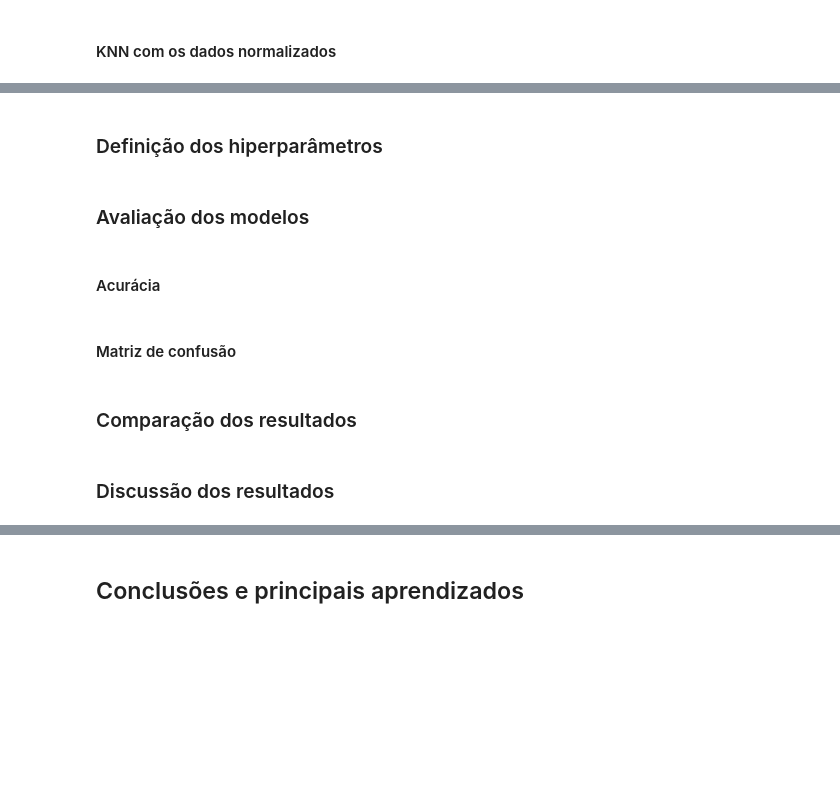
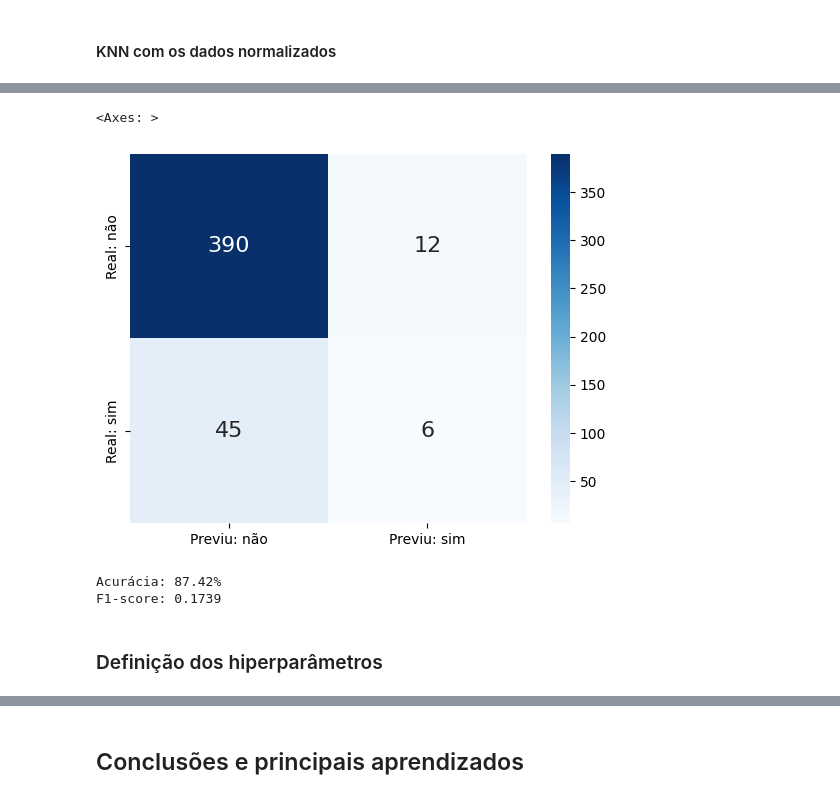
Before and after one commit to buruna087/Cubo-Gelatinoso-, a Jupyter notebook: Cubo_gelatinoso.ipynb, the cells around one changed output, grey strips where cells are left out. Cells and saved outputs as stored; diff of their text form; code cells hidden in the pictures; blank space fills up the shorter version.

```diff
--- a/Cubo_gelatinoso.ipynb
+++ b/Cubo_gelatinoso.ipynb
@@ -246,12 +288,26 @@ Terminar o analisando a acurácia e a matriz de confisão para cada resultados e
+# %%
+ordem_labels = ["no", "yes"]
+
+y_verdadeiro_norm = Y_teste
+y_previsao_norm = modelo_norm.predict(X_teste_norm)
+
+matriz_conf_norm = confusion_matrix(y_verdadeiro_norm, y_previsao_norm, labels=["no", "yes"])
+df_conf_norm = pd.DataFrame(
+    matriz_conf_norm, index=["Real: não", "Real: sim"], columns=["Previu: não", "Previu: sim"]
+)
+
+sns.heatmap(df_conf_norm, annot=True, fmt="d", annot_kws={"size" : 16}, cmap="Blues")
+# %% [output]
+<Axes: >
+[figure, added]
+# %%
+acuracia_norm = accuracy_score(Y_teste, Y_previsao_norm)
+f1_norm = f1_score(Y_teste, Y_previsao_norm, pos_label="yes")
+
+print(f"Acurácia: {accuracy_score(y_verdadeiro_norm, y_previsao_norm)*100:.2f}%")
+print(f"F1-score: {f1_score(y_verdadeiro_norm, y_previsao_norm, pos_label='yes'):.4f}")
+# %% [output]
+Acurácia: 87.42%
+F1-score: 0.1739
 # %% [markdown]
 ### Definição dos hiperparâmetros
-# %% [markdown]
-### Avaliação dos modelos
-# %% [markdown]
-#### Acurácia
-# %% [markdown]
-#### Matriz de confusão
-# %% [markdown]
-### Comparação dos resultados
-# %% [markdown]
-### Discussão dos resultados
```
Also changed, not shown: parts of 14 cells of this notebook.
